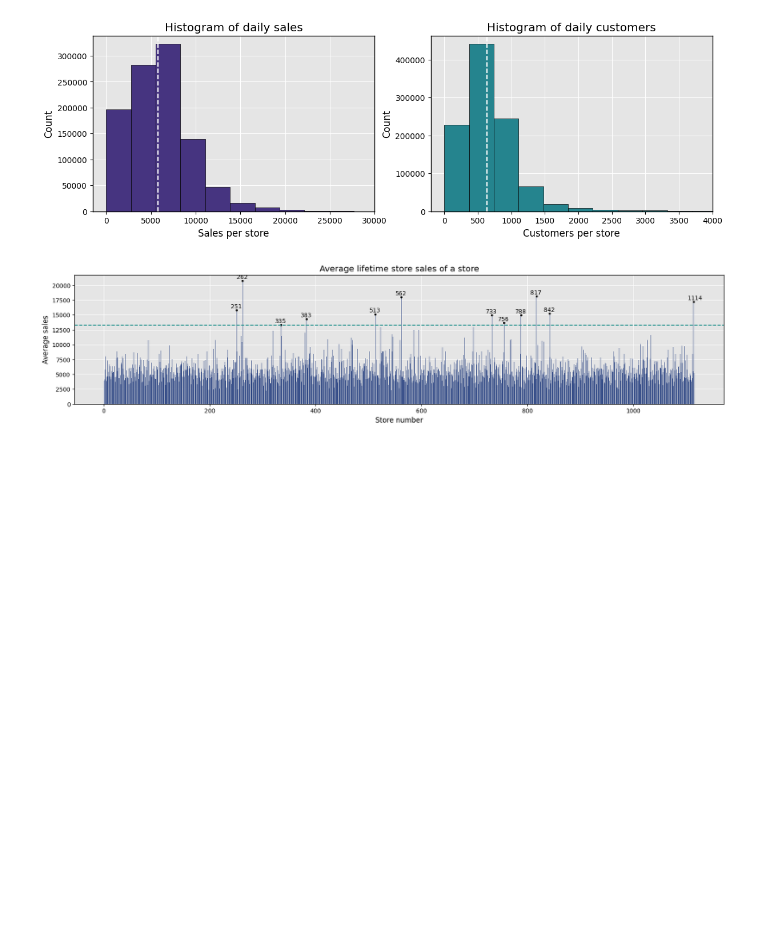
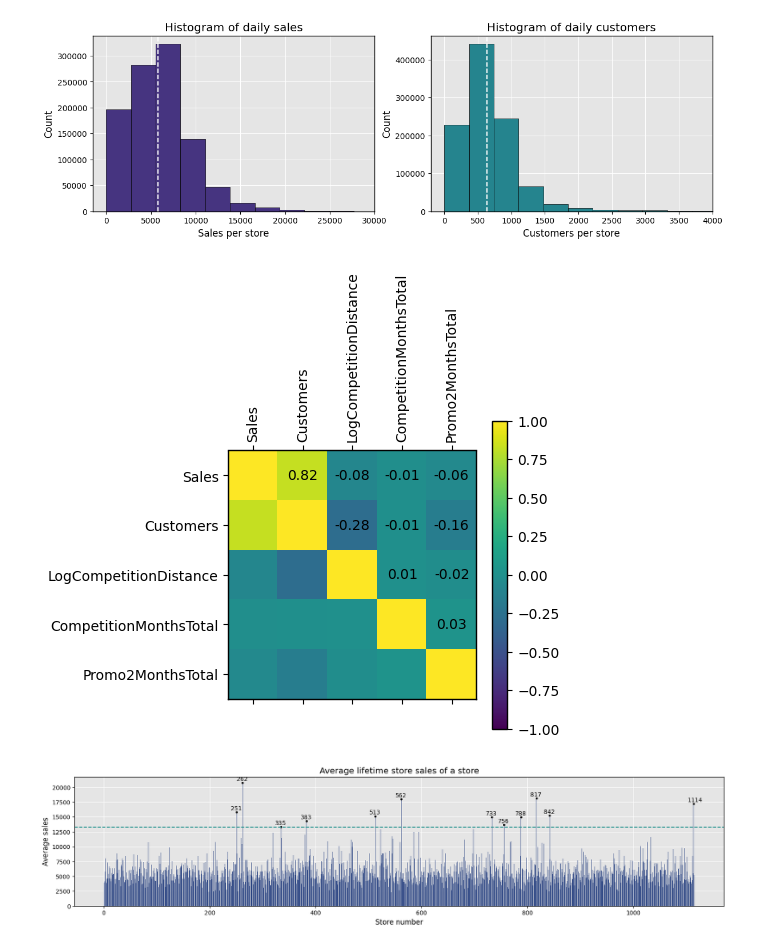
Before and after one commit to filipsajtlava/M9DM2-project, a Jupyter notebook: data_visualization.ipynb, the cells around one changed output. Cells and saved outputs as stored; diff of their text form; code cells hidden in the pictures; blank space fills up the shorter version.

```diff
--- a/data_visualization.ipynb
+++ b/data_visualization.ipynb
@@ -70,4 +70,33 @@ min           0.00
 max        7388.00
 Name: Customers, dtype: float64
 [figure]
+# %%
+correlation_mat = dataset.loc[dataset.Open == 1,
+                                 ["Sales",
+                                  "Customers",
+                                  "LogCompetitionDistance",
+                                  "CompetitionMonthsTotal",
+                                  "Promo2MonthsTotal"]
+                                 ].corr()
+
+fig, ax = plt.subplots(figsize=(4,4))
+
+cax = ax.matshow(correlation_mat, vmin=-1, vmax=1)
+fig.colorbar(cax)
+
+ax.set_xticks(range(len(correlation_mat.columns)))
+ax.set_yticks(range(len(correlation_mat.columns)))
+ax.set_xticklabels(correlation_mat.columns)
+ax.set_yticklabels(correlation_mat.columns)
+
+for i in range(len(correlation_mat.columns)-1):
+    for j in range(i+1, len(correlation_mat.columns)):
+        text = f"{correlation_mat.iloc[i, j]:.2f}"
+        ax.text(j, i, text, ha="center", va="center", color="black")
+
+ax.tick_params("x", rotation=90)
+ax.grid(False)
+plt.show()
+# %% [output]
+[figure, added]
 # %%
```
Also changed, not shown: parts of 17 cells of this notebook, 1 other file.
